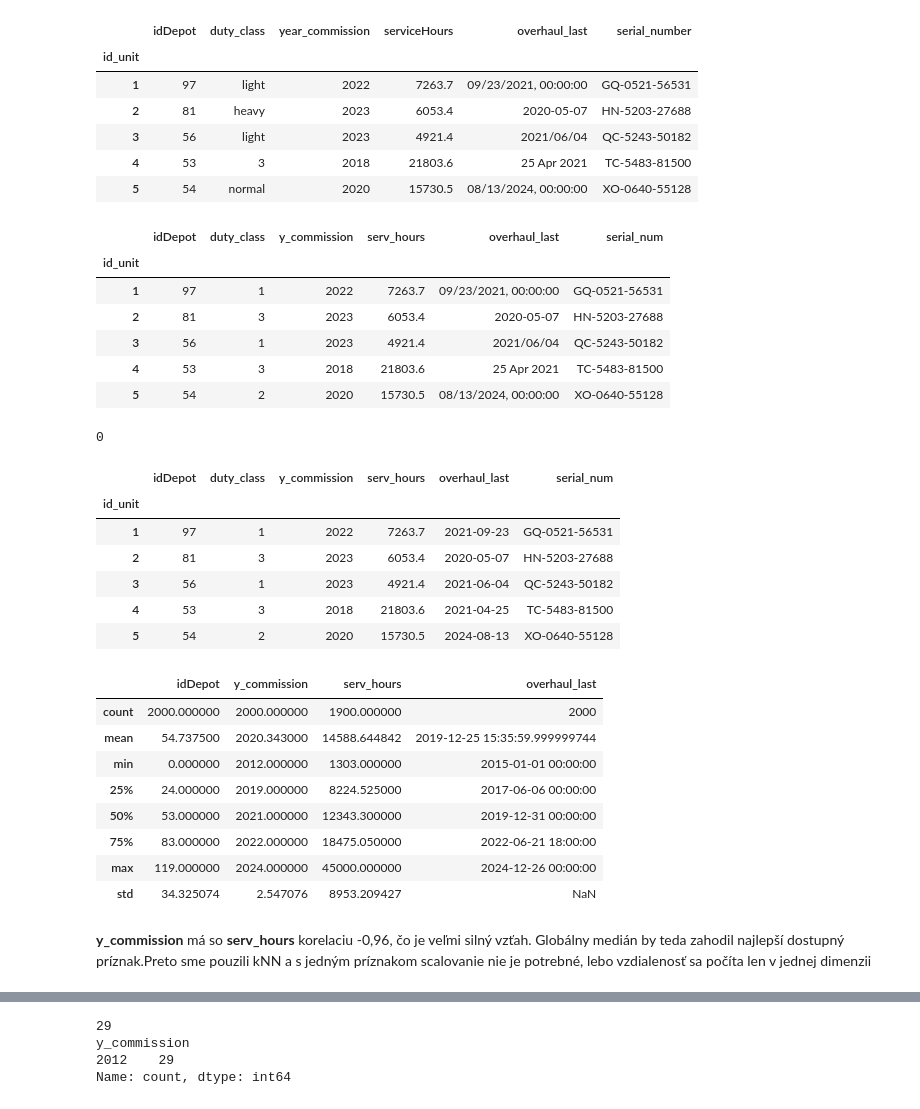
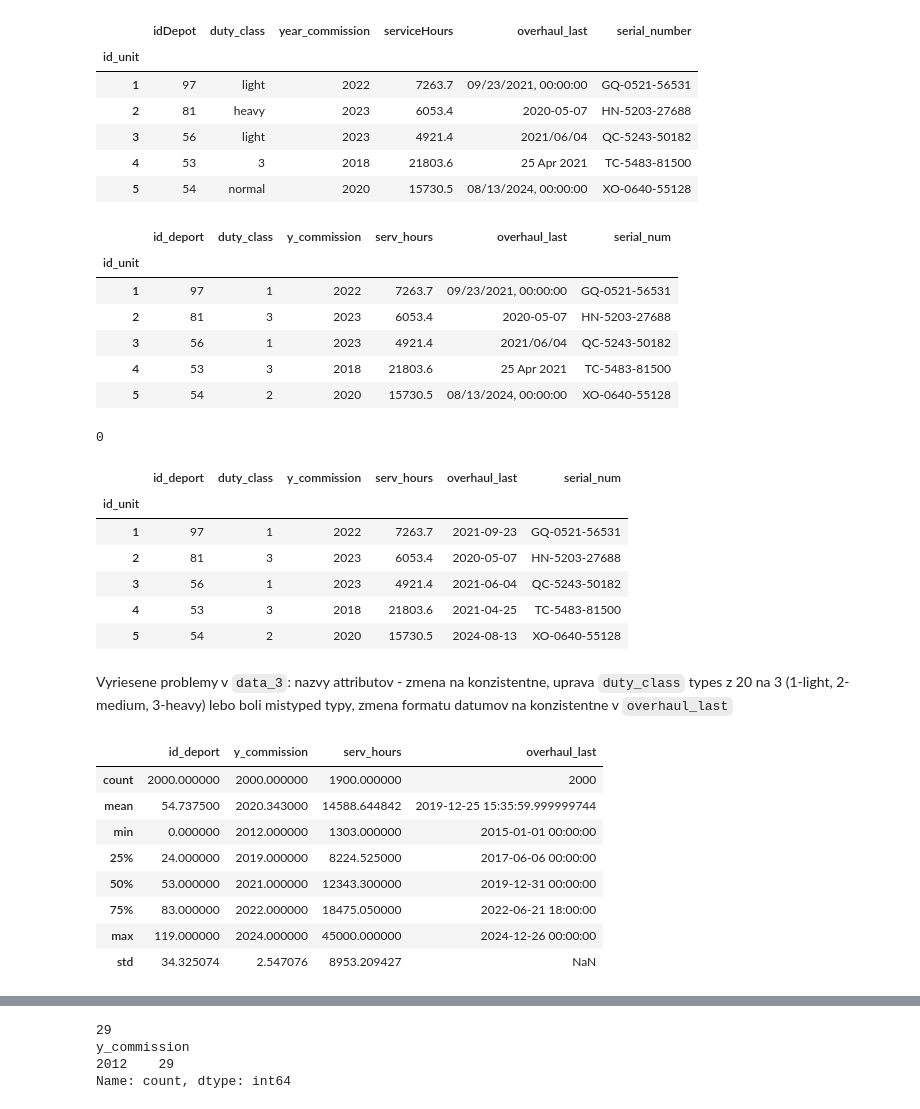
Before and after one commit to Walorean/Iau_project, a Jupyter notebook: test.ipynb, the cells around one changed output, grey strips where cells are left out. Drawn from its saved outputs; the diff is of its cells as text; code cells hidden in the pictures.

```diff
--- a/test.ipynb
+++ b/test.ipynb
@@ -915,10 +928,10 @@ data_3['duty_class'] = (
     })
 )
 # %%
-data_3 = data_3.rename({'idDeport' : 'id_deport', 'year_commission' : 'y_commission', 'serviceHours' : 'serv_hours', 'serial_number' : 'serial_num'}, axis='columns')
+data_3 = data_3.rename({'idDepot' : 'id_deport', 'year_commission' : 'y_commission', 'serviceHours' : 'serv_hours', 'serial_number' : 'serial_num'}, axis='columns')
 data_3.head()
 # %% [output]
-|  | idDepot | duty_class | y_commission | serv_hours | overhaul_last | serial_num |
+|  | id_deport | duty_class | y_commission | serv_hours | overhaul_last | serial_num |
 | id_unit |  |  |  |  |  |  |
 | 1 | 97 | 1 | 2022 | 7263.7 | 09/23/2021, 00:00:00 | GQ-0521-56531 |
 | 2 | 81 | 3 | 2023 | 6053.4 | 2020-05-07 | HN-5203-27688 |
@@ -933,17 +946,19 @@ print(data_3["overhaul_last"].isna().sum())
 # %%
 data_3.head()
 # %% [output]
-|  | idDepot | duty_class | y_commission | serv_hours | overhaul_last | serial_num |
+|  | id_deport | duty_class | y_commission | serv_hours | overhaul_last | serial_num |
 | id_unit |  |  |  |  |  |  |
 | 1 | 97 | 1 | 2022 | 7263.7 | 2021-09-23 | GQ-0521-56531 |
 | 2 | 81 | 3 | 2023 | 6053.4 | 2020-05-07 | HN-5203-27688 |
 | 3 | 56 | 1 | 2023 | 4921.4 | 2021-06-04 | QC-5243-50182 |
 | 4 | 53 | 3 | 2018 | 21803.6 | 2021-04-25 | TC-5483-81500 |
 | 5 | 54 | 2 | 2020 | 15730.5 | 2024-08-13 | XO-0640-55128 |
+# %% [markdown]
+Vyriesene problemy v `data_3`:  nazvy attributov - zmena na konzistentne, uprava `duty_class` types z 20 na 3 (1-light, 2-medium, 3-heavy) lebo boli mistyped typy, zmena formatu datumov na konzistentne v `overhaul_last`
 # %%
 data_3.describe()
 # %% [output]
-|  | idDepot | y_commission | serv_hours | overhaul_last |
+|  | id_deport | y_commission | serv_hours | overhaul_last |
 | count | 2000.000000 | 2000.000000 | 1900.000000 | 2000 |
 | mean | 54.737500 | 2020.343000 | 14588.644842 | 2019-12-25 15:35:59.999999744 |
 | min | 0.000000 | 2012.000000 | 1303.000000 | 2015-01-01 00:00:00 |
@@ -952,8 +967,6 @@ data_3.describe()
 | 75% | 83.000000 | 2022.000000 | 18475.050000 | 2022-06-21 18:00:00 |
 | max | 119.000000 | 2024.000000 | 45000.000000 | 2024-12-26 00:00:00 |
 | std | 34.325074 | 2.547076 | 8953.209427 | NaN |
-# %% [markdown]
-**y_commission** má so **serv_hours** korelaciu -0,96, čo je veľmi silný vzťah. Globálny medián by teda zahodil najlepší dostupný príznak.Preto sme pouzili kNN a s jedným príznakom scalovanie nie je potrebné, lebo vzdialenosť sa počíta len v jednej dimenzii
 # %%
 from sklearn.impute import KNNImputer
 imputed = KNNImputer(n_neighbors=5).fit_transform(data_3[["y_commission", "serv_hours"]])
```
Also changed, not shown: parts of 42 cells of this notebook.
